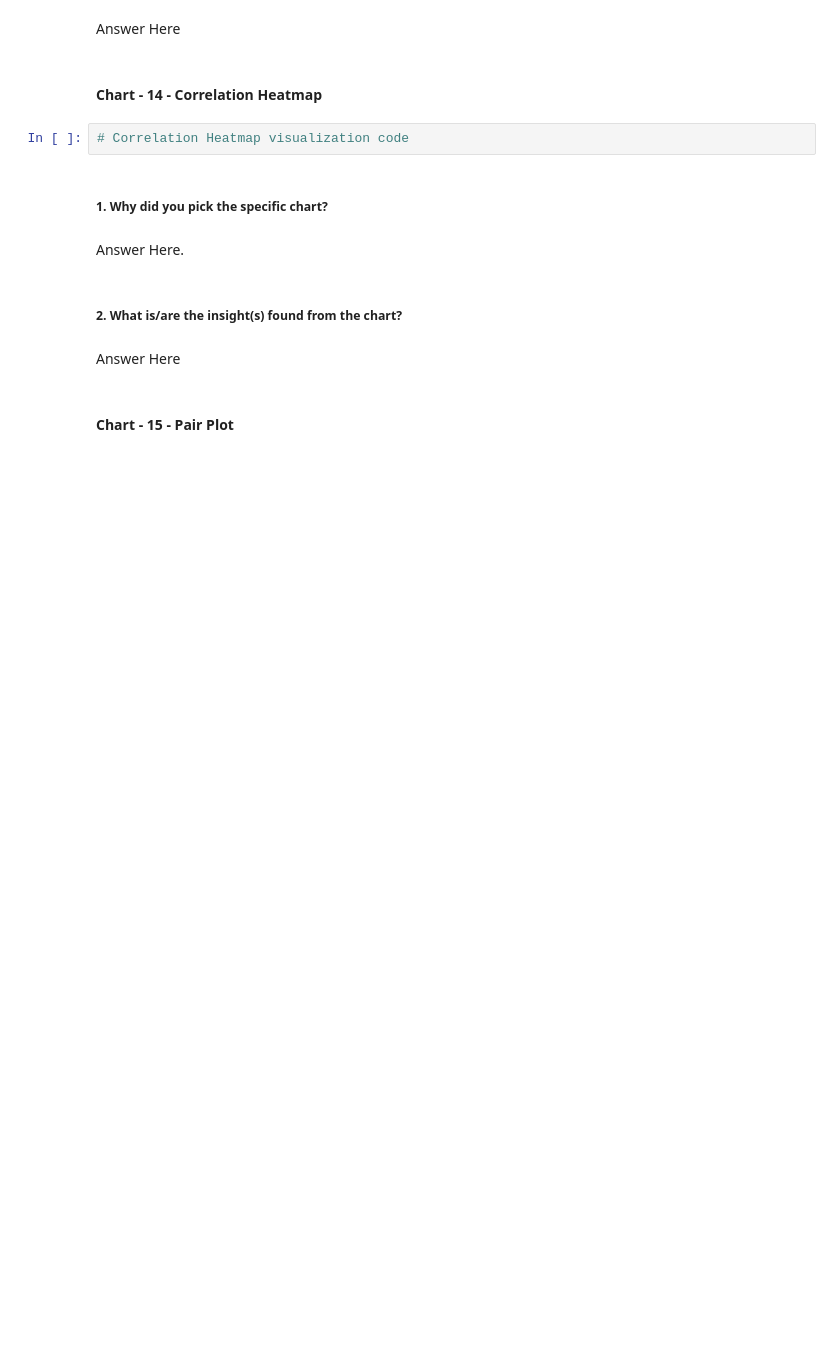
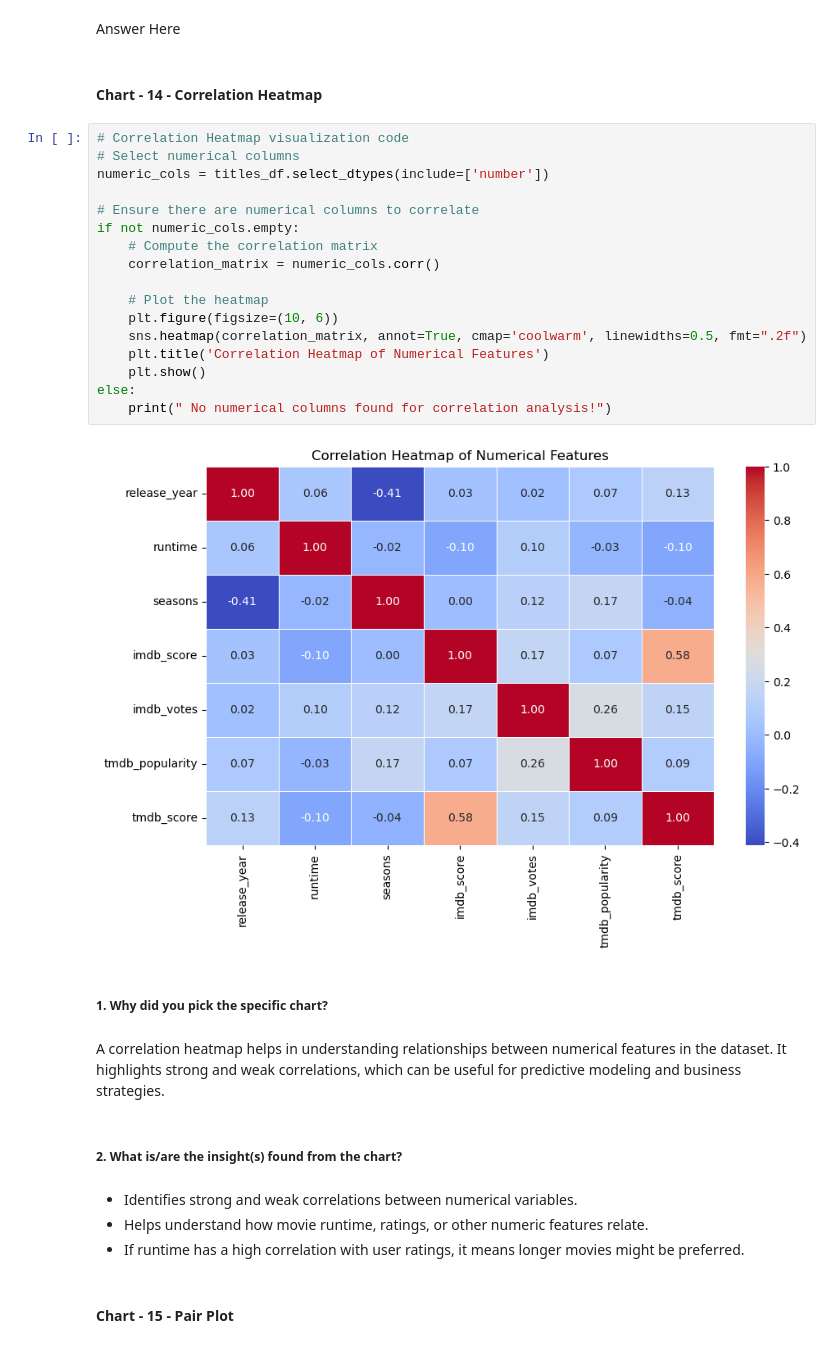
Before and after one commit to Shanmuganathan2004/Labmentix-Internship, a Jupyter notebook: WEEK-2/ML-week2-submission.ipynb, the cells around one changed output. Drawn from its saved outputs; the diff is of its cells as text; blank space fills up the shorter version.

```diff
--- a/WEEK-2/ML-week2-submission.ipynb
+++ b/WEEK-2/ML-week2-submission.ipynb
@@ -746,15 +752,34 @@ Are there any insights that lead to negative growth? Justify with specific reaso
 Answer Here
 # %% [markdown]
 #### Chart - 14 - Correlation Heatmap
-# %%
-# Correlation Heatmap visualization code
+# %%
+# Correlation Heatmap visualization code
+# Select numerical columns
+numeric_cols = titles_df.select_dtypes(include=['number'])
+
+# Ensure there are numerical columns to correlate
+if not numeric_cols.empty:
+    # Compute the correlation matrix
+    correlation_matrix = numeric_cols.corr()
+
+    # Plot the heatmap
+    plt.figure(figsize=(10, 6))
+    sns.heatmap(correlation_matrix, annot=True, cmap='coolwarm', linewidths=0.5, fmt=".2f")
+    plt.title('Correlation Heatmap of Numerical Features')
+    plt.show()
+else:
+    print(" No numerical columns found for correlation analysis!")
+# %% [output]
+[figure, added]
 # %% [markdown]
 ##### 1. Why did you pick the specific chart?
-# %% [markdown]
-Answer Here.
+# %% [markdown]
+A correlation heatmap helps in understanding relationships between numerical features in the dataset. It highlights strong and weak correlations, which can be useful for predictive modeling and business strategies.
 # %% [markdown]
 ##### 2. What is/are the insight(s) found from the chart?
-# %% [markdown]
-Answer Here
+# %% [markdown]
+* Identifies strong and weak correlations between numerical variables.
+* Helps understand how movie runtime, ratings, or other numeric features relate.
+* If runtime has a high correlation with user ratings, it means longer movies might be preferred.
 # %% [markdown]
 #### Chart - 15 - Pair Plot
```
Also changed, not shown: parts of 9 cells of this notebook.
